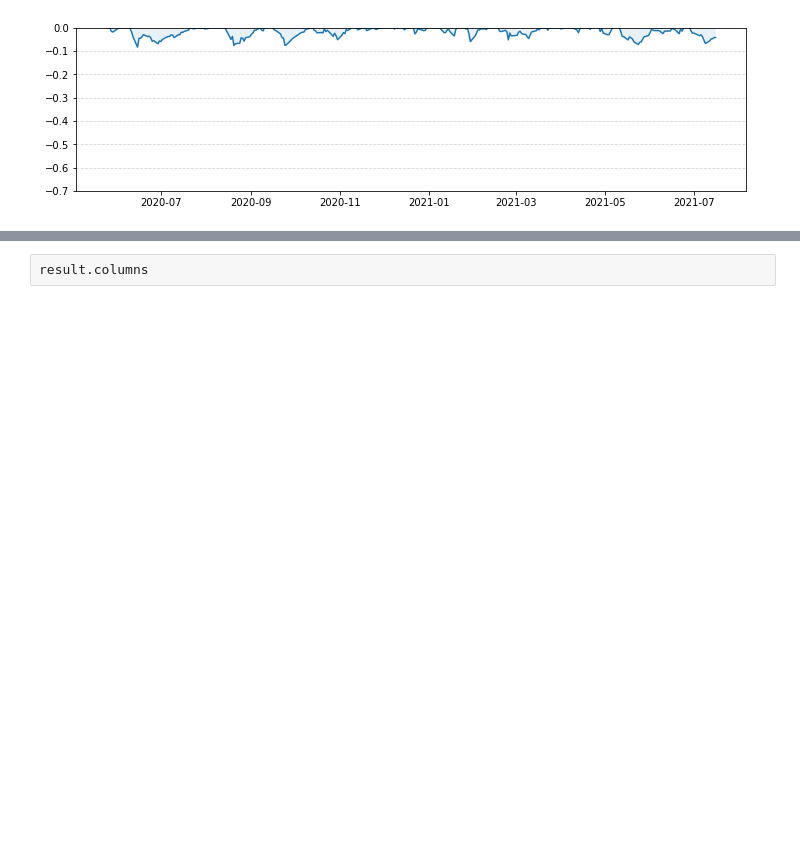
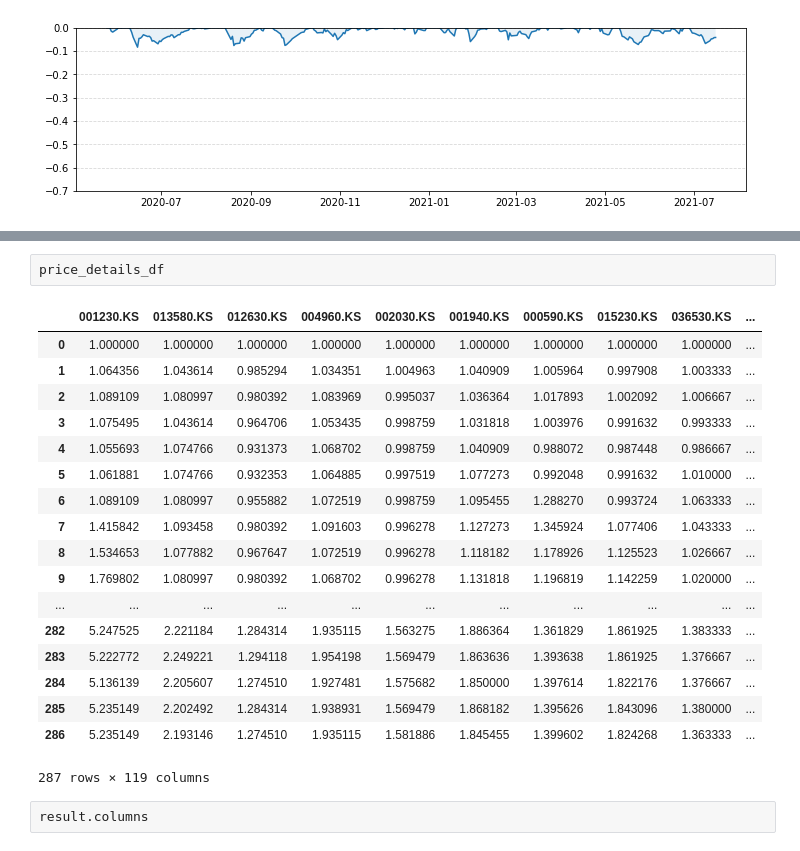
Before and after one commit to ajcltm/BackTesting, a Jupyter notebook: quality_value(7.18).ipynb, the cells around one changed output, grey strips where cells are left out. Drawn from its saved outputs; the diff is of its cells as text; blank space fills up the shorter version.

```diff
--- a/quality_value(7.18).ipynb
+++ b/quality_value(7.18).ipynb
@@ -233,3 +256,24 @@ total   : 119
+# %%
+price_details_df
+# %% [output]
+|  | 001230.KS | 013580.KS | 012630.KS | 004960.KS | 002030.KS | 001940.KS | 000590.KS | 015230.KS | 036530.KS | ... |
+| 0 | 1.000000 | 1.000000 | 1.000000 | 1.000000 | 1.000000 | 1.000000 | 1.000000 | 1.000000 | 1.000000 | ... |
+| 1 | 1.064356 | 1.043614 | 0.985294 | 1.034351 | 1.004963 | 1.040909 | 1.005964 | 0.997908 | 1.003333 | ... |
+| 2 | 1.089109 | 1.080997 | 0.980392 | 1.083969 | 0.995037 | 1.036364 | 1.017893 | 1.002092 | 1.006667 | ... |
+| 3 | 1.075495 | 1.043614 | 0.964706 | 1.053435 | 0.998759 | 1.031818 | 1.003976 | 0.991632 | 0.993333 | ... |
+| 4 | 1.055693 | 1.074766 | 0.931373 | 1.068702 | 0.998759 | 1.040909 | 0.988072 | 0.987448 | 0.986667 | ... |
+| 5 | 1.061881 | 1.074766 | 0.932353 | 1.064885 | 0.997519 | 1.077273 | 0.992048 | 0.991632 | 1.010000 | ... |
+| 6 | 1.089109 | 1.080997 | 0.955882 | 1.072519 | 0.998759 | 1.095455 | 1.288270 | 0.993724 | 1.063333 | ... |
+| 7 | 1.415842 | 1.093458 | 0.980392 | 1.091603 | 0.996278 | 1.127273 | 1.345924 | 1.077406 | 1.043333 | ... |
+| 8 | 1.534653 | 1.077882 | 0.967647 | 1.072519 | 0.996278 | 1.118182 | 1.178926 | 1.125523 | 1.026667 | ... |
+| 9 | 1.769802 | 1.080997 | 0.980392 | 1.068702 | 0.996278 | 1.131818 | 1.196819 | 1.142259 | 1.020000 | ... |
+| ... | ... | ... | ... | ... | ... | ... | ... | ... | ... | ... |
+| 282 | 5.247525 | 2.221184 | 1.284314 | 1.935115 | 1.563275 | 1.886364 | 1.361829 | 1.861925 | 1.383333 | ... |
+| 283 | 5.222772 | 2.249221 | 1.294118 | 1.954198 | 1.569479 | 1.863636 | 1.393638 | 1.861925 | 1.376667 | ... |
+| 284 | 5.136139 | 2.205607 | 1.274510 | 1.927481 | 1.575682 | 1.850000 | 1.397614 | 1.822176 | 1.376667 | ... |
+| 285 | 5.235149 | 2.202492 | 1.284314 | 1.938931 | 1.569479 | 1.868182 | 1.395626 | 1.843096 | 1.380000 | ... |
+| 286 | 5.235149 | 2.193146 | 1.274510 | 1.935115 | 1.581886 | 1.845455 | 1.399602 | 1.824268 | 1.363333 | ... |
+287 rows × 119 columns
 # %%
 result.columns
 # %% [output]
```
Also changed, not shown: parts of 7 cells of this notebook.
